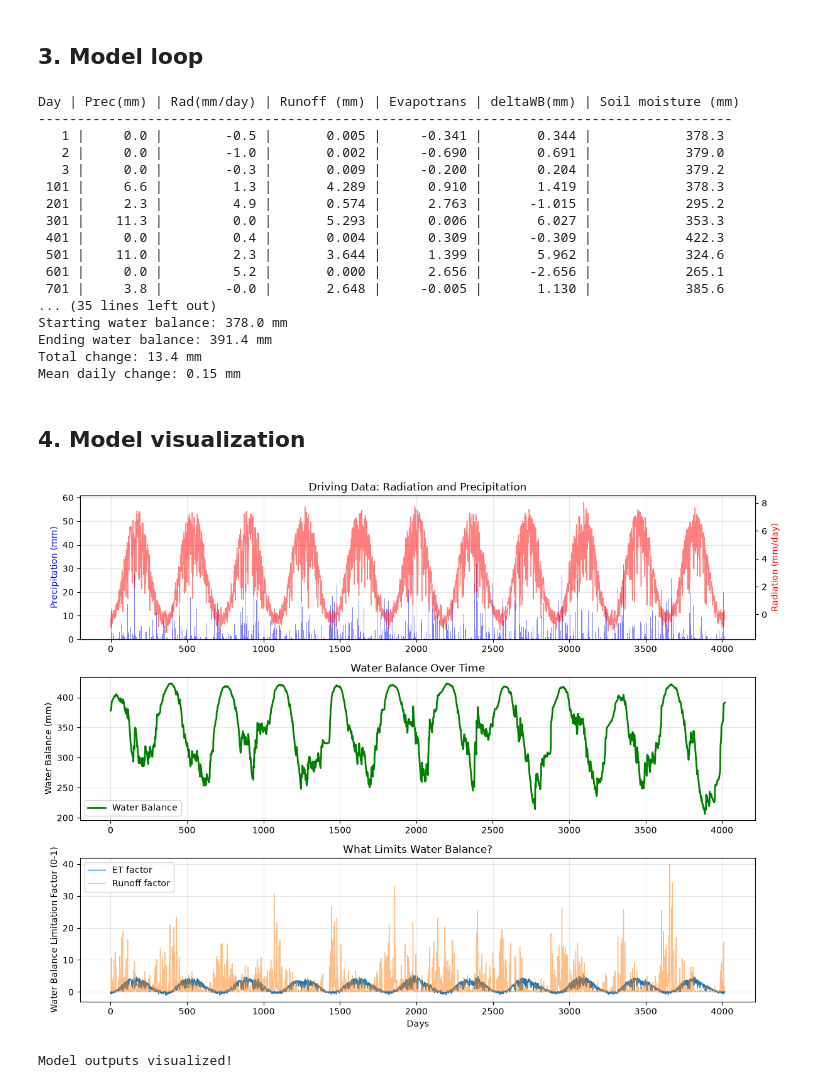
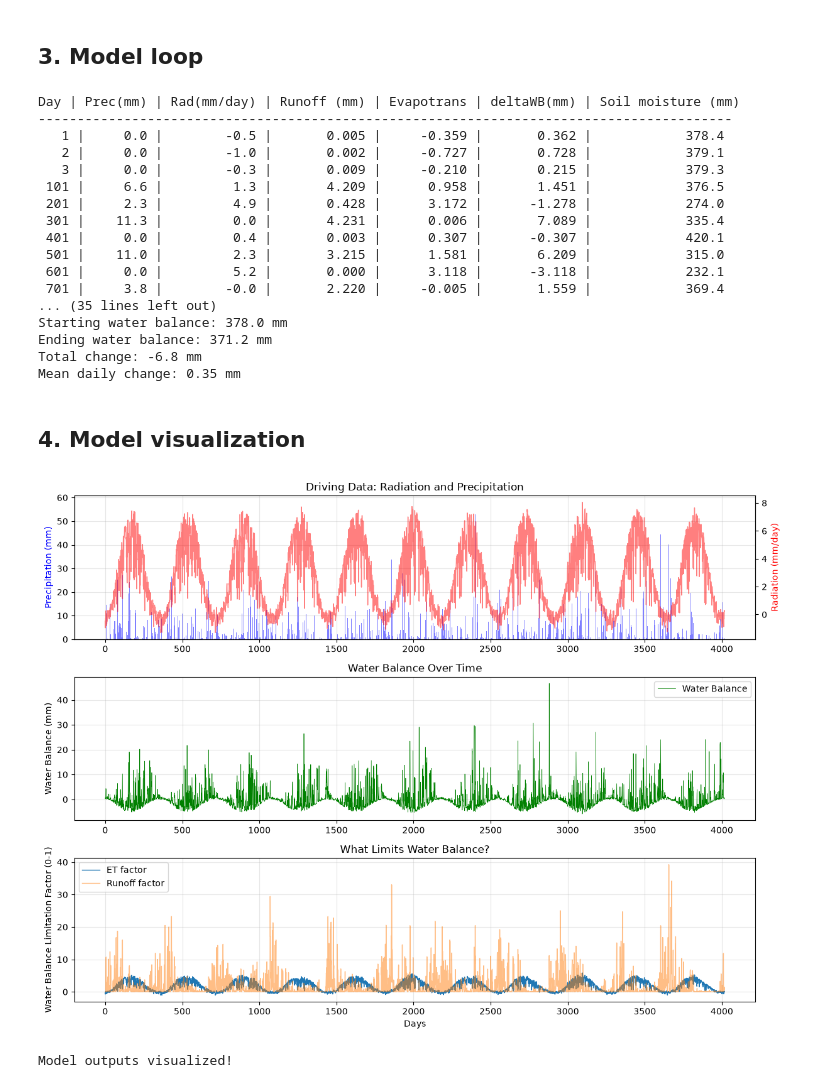
Before and after one commit to kczak99/Earth-System-Modelling, a Jupyter notebook: MyModel/SWBM_mywork.ipynb, the cells around one changed output. Drawn from its saved outputs; the diff is of its cells as text; code cells hidden in the pictures.

```diff
--- a/MyModel/SWBM_mywork.ipynb
+++ b/MyModel/SWBM_mywork.ipynb
@@ -92,7 +92,7 @@ def calculate_runoff(w, precipitation):
     return runoff
 
 def calculate_evapotranspiration(w, radiation):
-    evapotranspiration = (params['beta']*(w/params['c_s'])**params['lambda']*radiation)/params['lambda']*params['rho']
+    evapotranspiration = (params['beta']*(w/params['c_s'])**params['gamma']*radiation)/params['lambda']*params['rho']
     return evapotranspiration
 
 def calculate_waterbalance(precipitation, evapotranspiration, runoff):
@@ -146,21 +146,21 @@ print(f"Mean daily change: {current_w.mean():.2f} mm")
 # %% [output]
 Day | Prec(mm) | Rad(mm/day) | Runoff (mm) | Evapotrans | deltaWB(mm) | Soil moisture (mm)
 -----------------------------------------------------------------------------------------
-   1 |     0.0 |        -0.5 |       0.005 |     -0.341 |       0.344 |            378.3
-   2 |     0.0 |        -1.0 |       0.002 |     -0.690 |       0.691 |            379.0
-   3 |     0.0 |        -0.3 |       0.009 |     -0.200 |       0.204 |            379.2
- 101 |     6.6 |         1.3 |       4.289 |      0.910 |       1.419 |            378.3
- 201 |     2.3 |         4.9 |       0.574 |      2.763 |      -1.015 |            295.2
- 301 |    11.3 |         0.0 |       5.293 |      0.006 |       6.027 |            353.3
- 401 |     0.0 |         0.4 |       0.004 |      0.309 |      -0.309 |            422.3
- 501 |    11.0 |         2.3 |       3.644 |      1.399 |       5.962 |            324.6
- 601 |     0.0 |         5.2 |       0.000 |      2.656 |      -2.656 |            265.1
- 701 |     3.8 |        -0.0 |       2.648 |     -0.005 |       1.130 |            385.6
+   1 |     0.0 |        -0.5 |       0.005 |     -0.359 |       0.362 |            378.4
+   2 |     0.0 |        -1.0 |       0.002 |     -0.727 |       0.728 |            379.1
+   3 |     0.0 |        -0.3 |       0.009 |     -0.210 |       0.215 |            379.3
+ 101 |     6.6 |         1.3 |       4.209 |      0.958 |       1.451 |            376.5
+ 201 |     2.3 |         4.9 |       0.428 |      3.172 |      -1.278 |            274.0
+ 301 |    11.3 |         0.0 |       4.231 |      0.006 |       7.089 |            335.4
+ 401 |     0.0 |         0.4 |       0.003 |      0.307 |      -0.307 |            420.1
+ 501 |    11.0 |         2.3 |       3.215 |      1.581 |       6.209 |            315.0
+ 601 |     0.0 |         5.2 |       0.000 |      3.118 |      -3.118 |            232.1
+ 701 |     3.8 |        -0.0 |       2.220 |     -0.005 |       1.559 |            369.4
 ... (35 lines left out)
 Starting water balance: 378.0 mm
-Ending water balance: 391.4 mm
-Total change: 13.4 mm
-Mean daily change: 0.15 mm
+Ending water balance: 371.2 mm
+Total change: -6.8 mm
+Mean daily change: 0.35 mm
 # %% [markdown]
 ## 4. Model visualization
 # %%
@@ -173,33 +173,33 @@ ax1 = axes[0]
 ax1_twin = ax1.twinx()
 ax1.bar(days_array[:-1], driving_data['precipitation'], color='blue', alpha=0.5, label='Precipitation')
 ax1_twin.plot(days_array[:-1], driving_data['radiation'], color='red', linewidth=1, alpha=0.5, label='Radiation')
 ax1.set_ylabel('Precipitation (mm)', color='blue')
 ax1_twin.set_ylabel('Radiation (mm/day)', color='red')
 ax1.set_title('Driving Data: Radiation and Precipitation')
 ax1.grid(alpha=0.3)
 
 # Panel 2: Plant biomass
 ax2 = axes[1]
-ax2.plot(days_array, w, linewidth=2, color='green', label='Water Balance')
+ax2.plot(ws, linewidth=0.5, color='green', label='Water Balance')
 ax2.set_ylabel('Water Balance (mm)')
 ax2.set_title('Water Balance Over Time')
 ax2.legend()
 ax2.grid(alpha=0.3)
 
 # Panel 3: Limiting factors
 ax3 = axes[2]
 ax3.plot(days_array[:-1], evapotranspirations, label='ET factor', linewidth=1)
 ax3.plot(days_array[:-1], runoffs, label='Runoff factor', linewidth=1, alpha = 0.5)
 ax3.set_xlabel('Days')
 ax3.set_ylabel('Water Balance Limitation Factor (0-1)')
 ax3.set_title('What Limits Water Balance?')
 ax3.legend()
 ax3.grid(alpha=0.3)
 
 plt.tight_layout()
 plt.show()
 
 print("Model outputs visualized!")
 # %% [output]
-[figure, old version]
+[figure, new version]
 Model outputs visualized!
```
Also changed, not shown: parts of 1 cell of this notebook, 2 other files.
